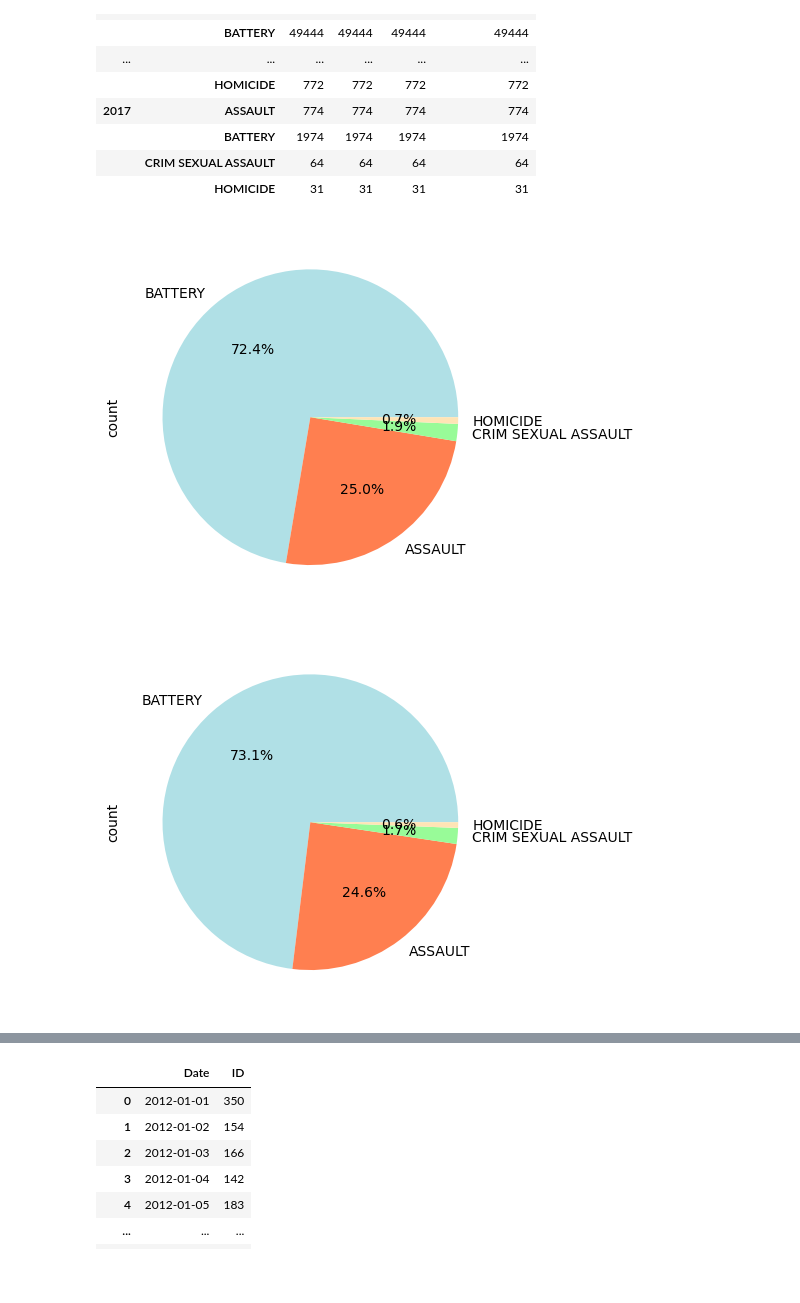
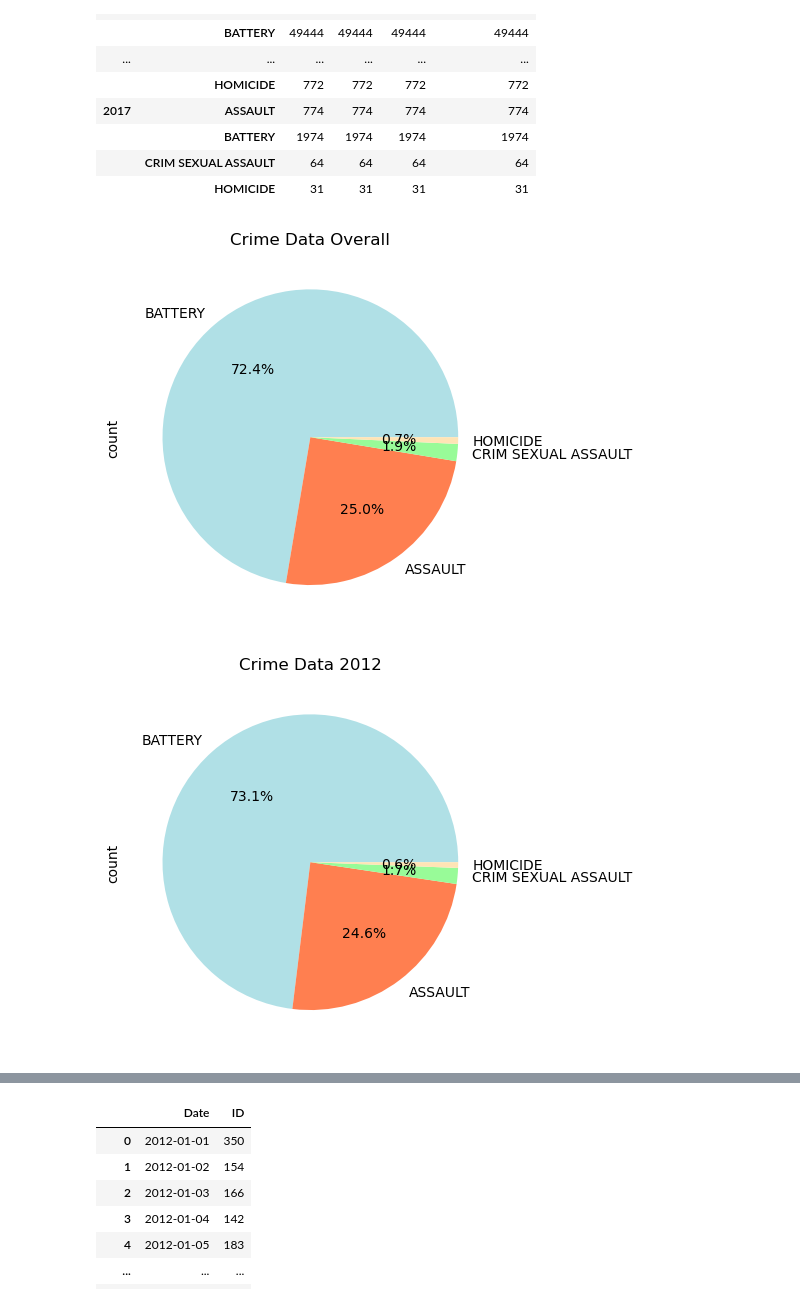
Before and after one commit to KevSantino28/project_1, a Jupyter notebook: data_clean_up.ipynb, the cells around one changed output, grey strips where cells are left out. Saved outputs shown, nothing was run; the diff lists cells and outputs as text; code cells hidden in the pictures; blank space fills up the shorter version.

Commit message:
graph formatting

```diff
--- a/data_clean_up.ipynb
+++ b/data_clean_up.ipynb
@@ -293,10 +293,12 @@ crime_data_yearly.count()
 # %%
 #pie chart-- overall
 crime_type = cleaned_df["Primary Type"].value_counts()
 crime_type.plot(kind="pie",autopct="%1.1f%%", colors=['powderblue', 'coral', 'palegreen', 'moccasin'])
+plt.title("Crime Data Overall")
+plt.savefig(fname= "Crime Data Overall", transparent=True)
 plt.show()
 # %% [output]
-[figure, old version]
+[figure, new version]
 # %%
 # Pie Charts by year-- 2012
 year_of_interest_2012 = 2012
@@ -304,9 +306,11 @@ data_for_year_2012 = merged_df[merged_df['Year'] == year_of_interest_2012]
 
 pie2012 = data_for_year_2012["Primary Type"].value_counts()
 pie2012.plot(kind="pie",autopct="%1.1f%%", colors=['powderblue', 'coral', 'palegreen', 'moccasin'])
+plt.title("Crime Data 2012")
+plt.savefig(fname= "Crime Data 2012", transparent=True)
 plt.show()
 # %% [output]
-[figure, old version]
+[figure, new version]
 # %%
 # Pie Charts by year-- 2013
 year_of_interest_2013 = 2013
```
Also changed, not shown: parts of 7 cells of this notebook, 10 other files.
